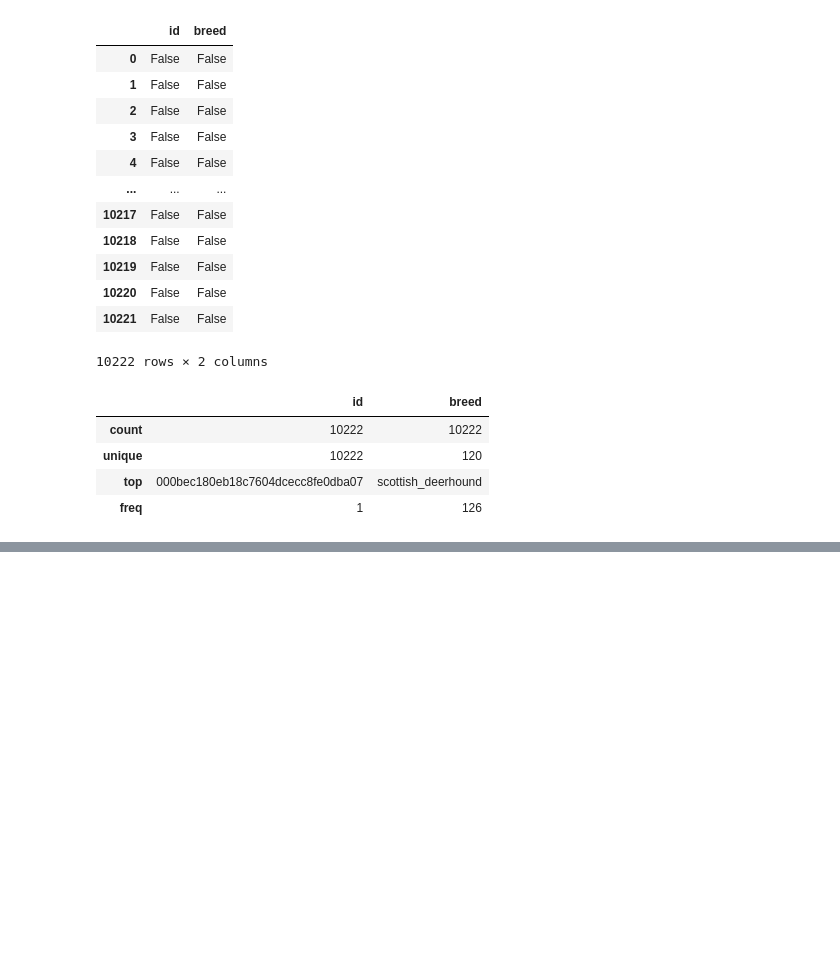
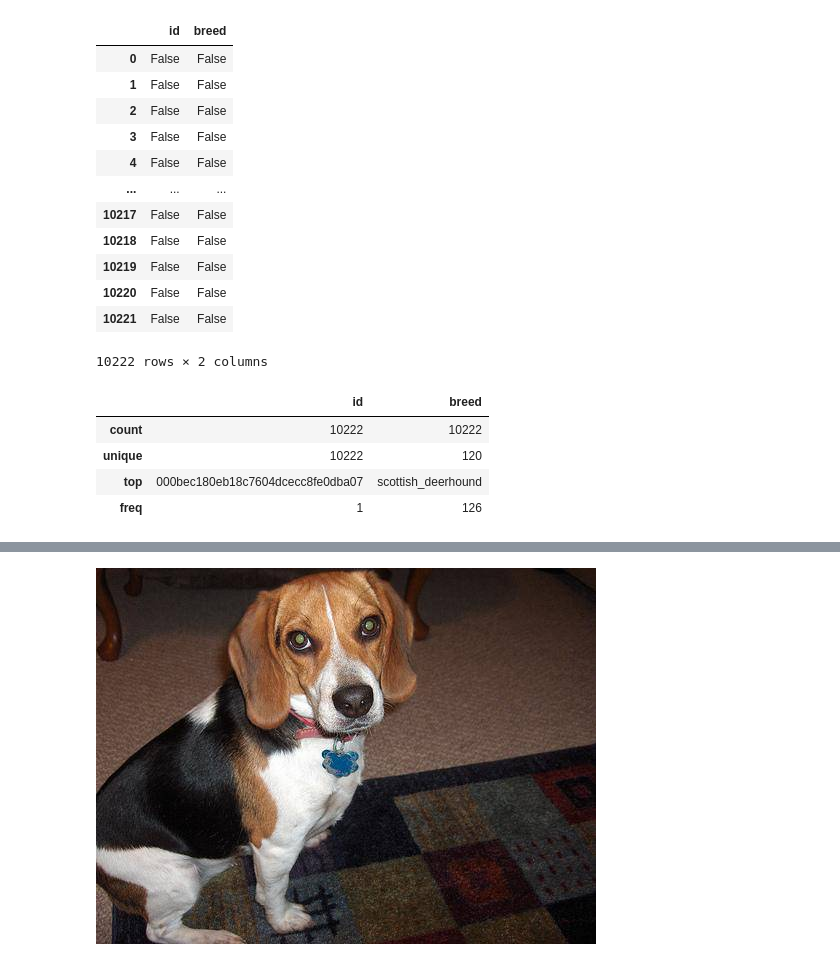
Before and after one commit to matthewjchin/dogbreedclassification, a Jupyter notebook: dog_breed_class.ipynb, the cells around one changed output, grey strips where cells are left out. Saved outputs shown, nothing was run; the diff lists cells and outputs as text; code cells hidden in the pictures; blank space fills up the shorter version.

```diff
--- a/dog_breed_class.ipynb
+++ b/dog_breed_class.ipynb
@@ -81,0 +114,4 @@ NameError: name 'labels' is not defined
+# %%
+Image("dog-breed-identification/train/0b9d58d8d2626f80bbc5cc3ccf7e8bad.jpg")
+# %% [output]
+[figure, added]
```
Also changed, not shown: parts of 9 cells of this notebook.
